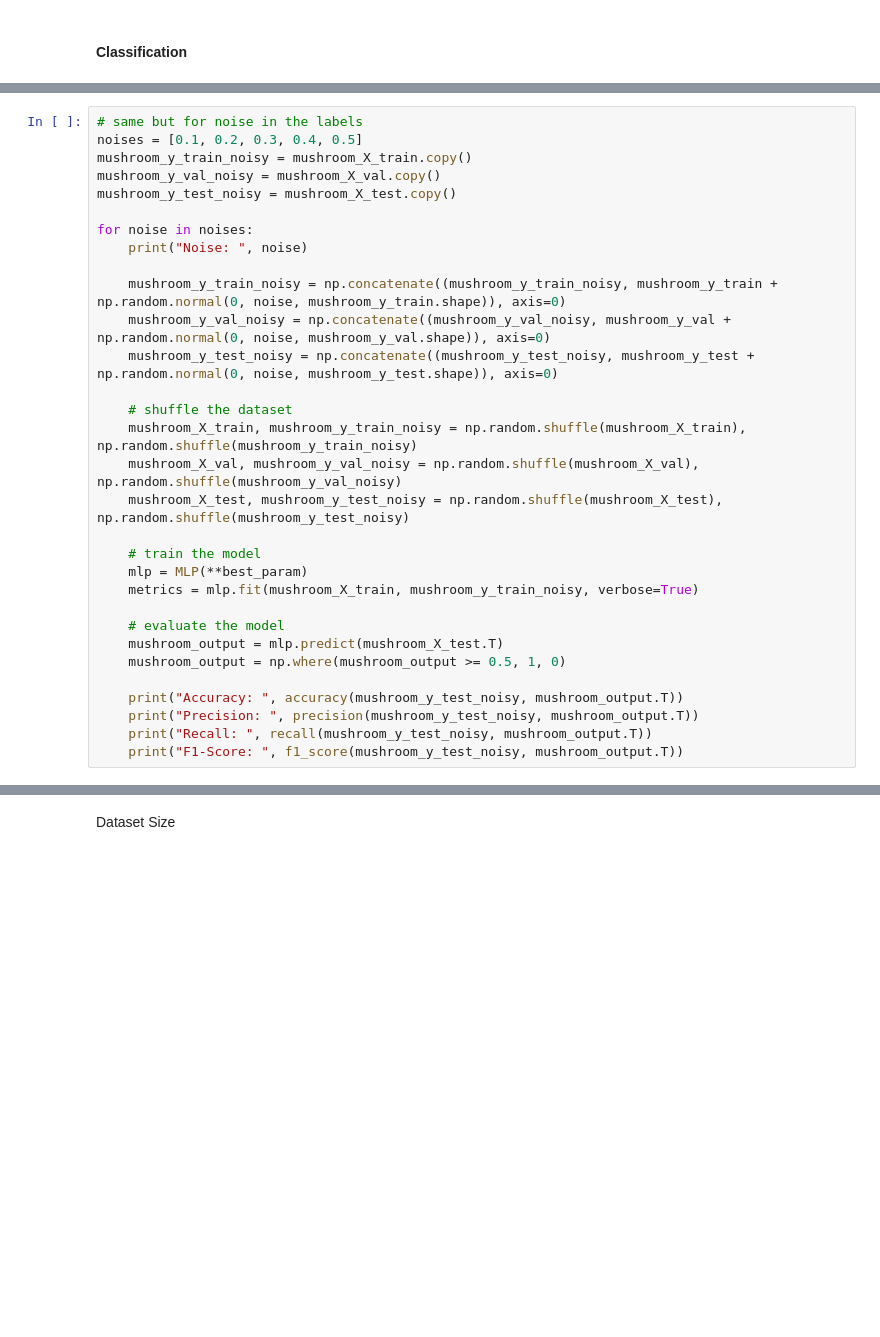
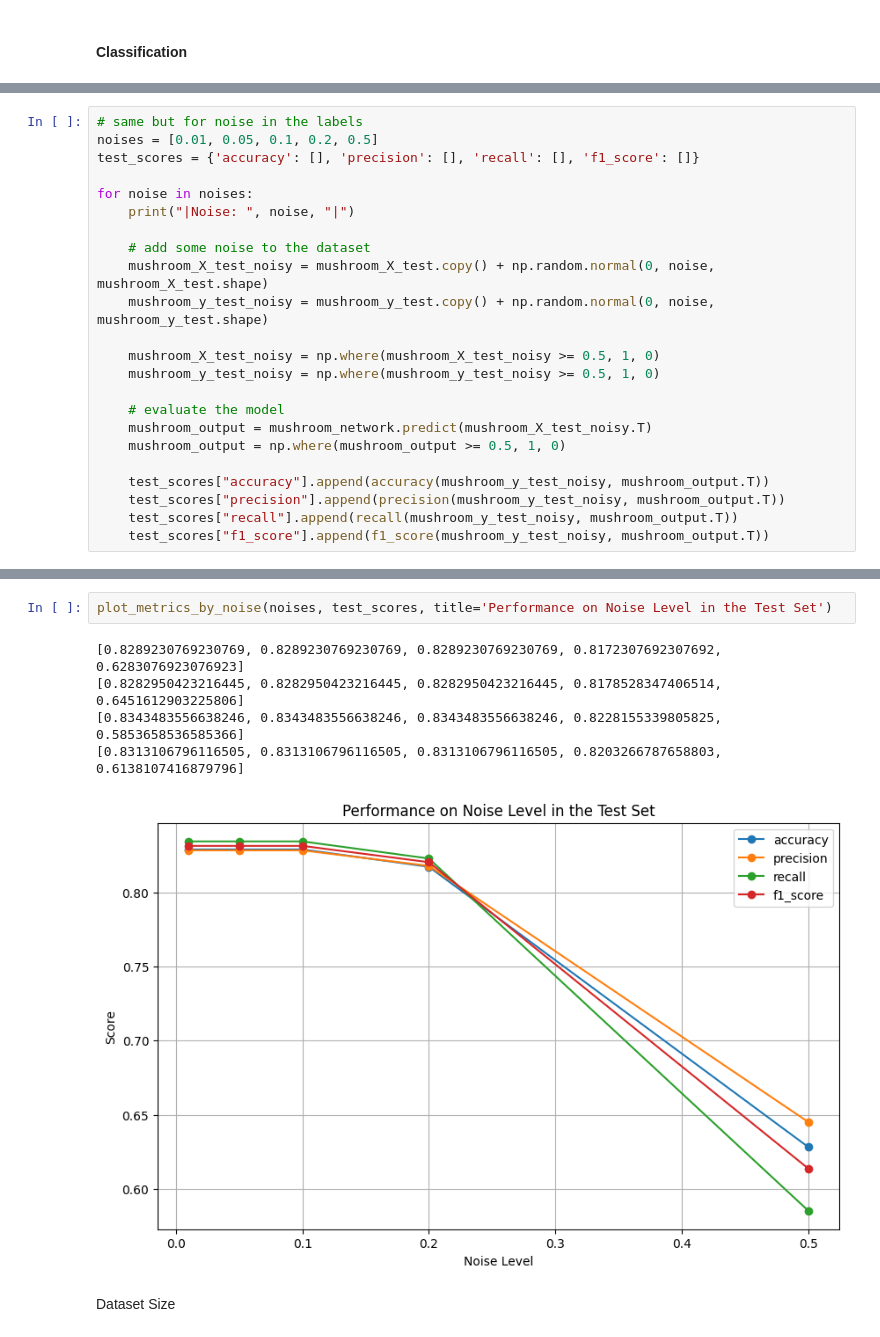
Before and after one commit to hectellian/ai-nn-project, a Jupyter notebook: results.ipynb, the cells around one changed output, grey strips where cells are left out. Saved outputs shown, nothing was run; the diff lists cells and outputs as text; blank space fills up the shorter version.

```diff
--- a/results.ipynb
+++ b/results.ipynb
@@ -391,31 +388,23 @@ Label Noise
 # %%
 # same but for noise in the labels
-noises = [0.1, 0.2, 0.3, 0.4, 0.5]
-mushroom_y_train_noisy = mushroom_X_train.copy()
-mushroom_y_val_noisy = mushroom_X_val.copy()
-mushroom_y_test_noisy = mushroom_X_test.copy()
+noises = [0.01, 0.05, 0.1, 0.2, 0.5]
+test_scores = {'accuracy': [], 'precision': [], 'recall': [], 'f1_score': []}
 
 for noise in noises:
-    print("Noise: ", noise)
+    print("|Noise: ", noise, "|")
 
-    mushroom_y_train_noisy = np.concatenate((mushroom_y_train_noisy, mushroom_y_train + np.random.normal(0, noise, mushroom_y_train.shape)), axis=0)
-    mushroom_y_val_noisy = np.concatenate((mushroom_y_val_noisy, mushroom_y_val + np.random.normal(0, noise, mushroom_y_val.shape)), axis=0)
-    mushroom_y_test_noisy = np.concatenate((mushroom_y_test_noisy, mushroom_y_test + np.random.normal(0, noise, mushroom_y_test.shape)), axis=0)
+    # add some noise to the dataset
+    mushroom_X_test_noisy = mushroom_X_test.copy() + np.random.normal(0, noise, mushroom_X_test.shape)
+    mushroom_y_test_noisy = mushroom_y_test.copy() + np.random.normal(0, noise, mushroom_y_test.shape)
 
-    # shuffle the dataset
-    mushroom_X_train, mushroom_y_train_noisy = np.random.shuffle(mushroom_X_train), np.random.shuffle(mushroom_y_train_noisy)
-    mushroom_X_val, mushroom_y_val_noisy = np.random.shuffle(mushroom_X_val), np.random.shuffle(mushroom_y_val_noisy)
-    mushroom_X_test, mushroom_y_test_noisy = np.random.shuffle(mushroom_X_test), np.random.shuffle(mushroom_y_test_noisy)
-
-    # train the model
-    mlp = MLP(**best_param)
-    metrics = mlp.fit(mushroom_X_train, mushroom_y_train_noisy, verbose=True)
+    mushroom_X_test_noisy = np.where(mushroom_X_test_noisy >= 0.5, 1, 0)
+    mushroom_y_test_noisy = np.where(mushroom_y_test_noisy >= 0.5, 1, 0)
 
     # evaluate the model
-    mushroom_output = mlp.predict(mushroom_X_test.T)
+    mushroom_output = mushroom_network.predict(mushroom_X_test_noisy.T)
     mushroom_output = np.where(mushroom_output >= 0.5, 1, 0)
 
-    print("Accuracy: ", accuracy(mushroom_y_test_noisy, mushroom_output.T))
-    print("Precision: ", precision(mushroom_y_test_noisy, mushroom_output.T))
-    print("Recall: ", recall(mushroom_y_test_noisy, mushroom_output.T))
-    print("F1-Score: ", f1_score(mushroom_y_test_noisy, mushroom_output.T))
+    test_scores["accuracy"].append(accuracy(mushroom_y_test_noisy, mushroom_output.T))
+    test_scores["precision"].append(precision(mushroom_y_test_noisy, mushroom_output.T))
+    test_scores["recall"].append(recall(mushroom_y_test_noisy, mushroom_output.T))
+    test_scores["f1_score"].append(f1_score(mushroom_y_test_noisy, mushroom_output.T))
@@ -422,3 +417,11 @@ for noise in noises:
+# %%
+plot_metrics_by_noise(noises, test_scores, title='Performance on Noise Level in the Test Set')
+# %% [output]
+[0.8289230769230769, 0.8289230769230769, 0.8289230769230769, 0.8172307692307692, 0.6283076923076923]
+[0.8282950423216445, 0.8282950423216445, 0.8282950423216445, 0.8178528347406514, 0.6451612903225806]
+[0.8343483556638246, 0.8343483556638246, 0.8343483556638246, 0.8228155339805825, 0.5853658536585366]
+[0.8313106796116505, 0.8313106796116505, 0.8313106796116505, 0.8203266787658803, 0.6138107416879796]
+[figure, added]
 # %% [markdown]
 Dataset Size
 # %%
```
Also changed, not shown: parts of 32 cells of this notebook, 4 other files.
